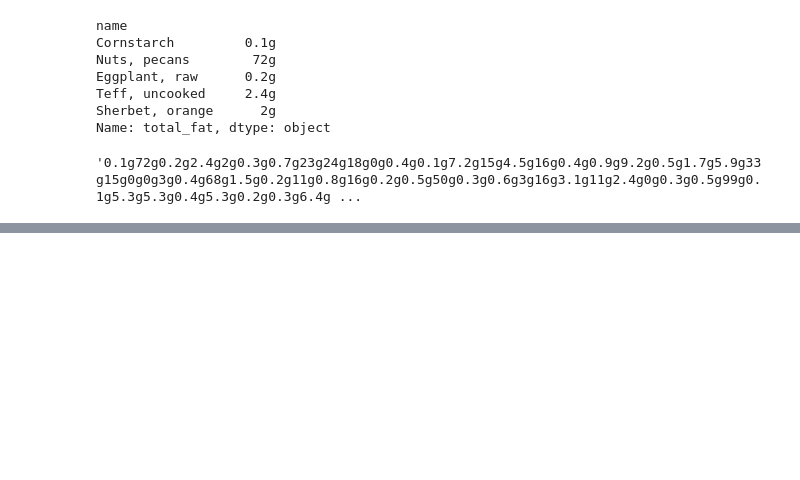
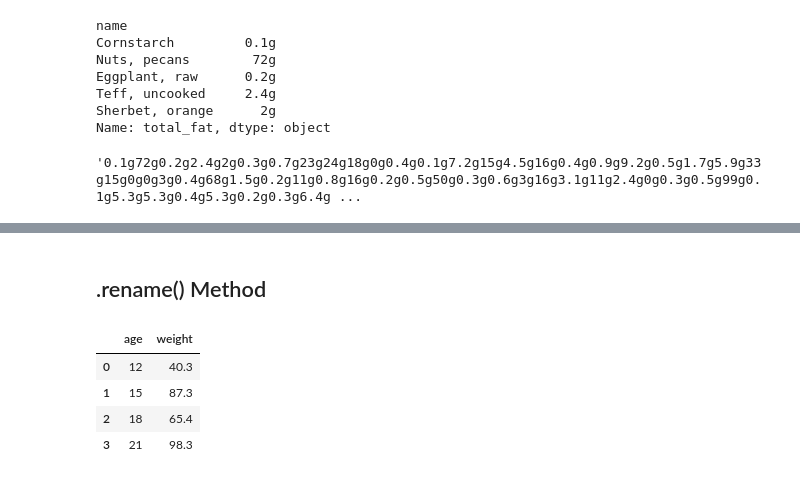
Before and after one commit to phin01/pandas-bootcamp, a Jupyter notebook: 2DataFrames/2DataframeCleanup.ipynb, the cells around one changed output, grey strips where cells are left out. Saved outputs shown, nothing was run; the diff lists cells and outputs as text; code cells hidden in the pictures; blank space fills up the shorter version.

```diff
--- a/2DataFrames/2DataframeCleanup.ipynb
+++ b/2DataFrames/2DataframeCleanup.ipynb
@@ -39,0 +169,10 @@ nutrition.total_fat.sum()
+# %% [markdown]
+## .rename() Method
+# %%
+df
+# %% [output]
+|  | age | weight |
+| 0 | 12 | 40.3 |
+| 1 | 15 | 87.3 |
+| 2 | 18 | 65.4 |
+| 3 | 21 | 98.3 |
```
Also changed, not shown: parts of 25 cells of this notebook.
